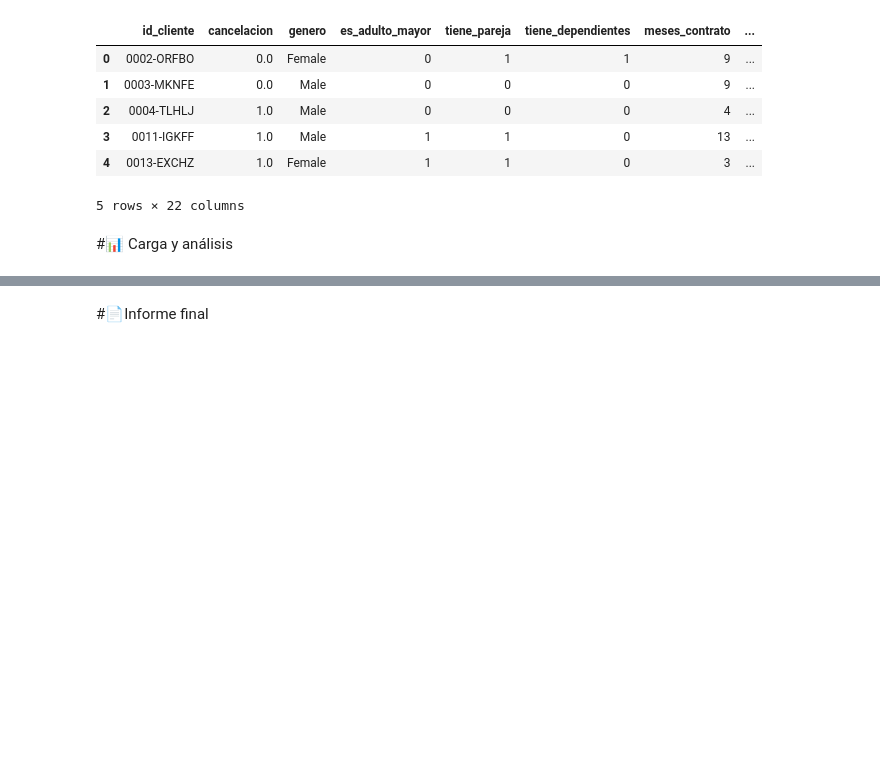
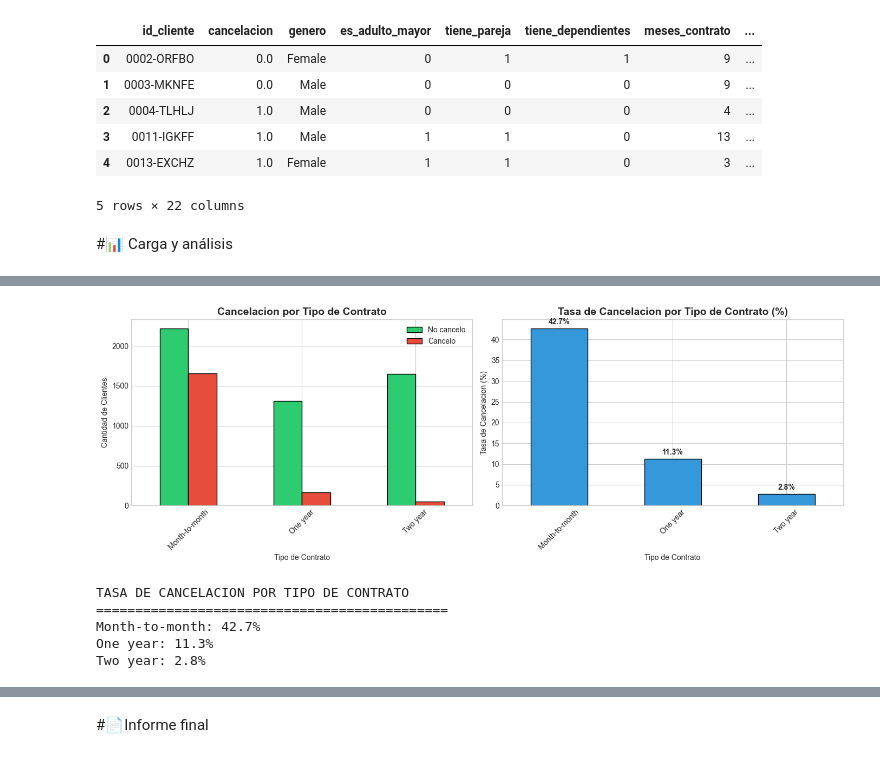
Before and after one commit to vinsmake/telecomx, a Jupyter notebook: TelecomX_LATAM.ipynb, the cells around one changed output, grey strips where cells are left out. Drawn from its saved outputs; the diff is of its cells as text; code cells hidden in the pictures; blank space fills up the shorter version.

Commit message:
Carga, analisis e informe.

```diff
--- a/TelecomX_LATAM.ipynb
+++ b/TelecomX_LATAM.ipynb
@@ -374,0 +488,40 @@ MUESTRA DE LOS PRIMEROS REGISTROS
+# %%
+# ============================================
+# 3.3 Analisis de cancelacion por tipo de contrato
+# ============================================
+
+fig, axes = plt.subplots(1, 2, figsize=(14, 5))
+
+# Cancelacion por tipo de contrato
+contrato_churn = df_limpio.groupby(['tipo_contrato', 'cancelacion']).size().unstack(fill_value=0)
+contrato_churn.plot(kind='bar', ax=axes[0], color=['#2ecc71', '#e74c3c'], edgecolor='black')
+axes[0].set_title('Cancelacion por Tipo de Contrato', fontsize=14, fontweight='bold')
+axes[0].set_xlabel('Tipo de Contrato')
+axes[0].set_ylabel('Cantidad de Clientes')
+axes[0].legend(['No cancelo', 'Cancelo'])
+axes[0].tick_params(axis='x', rotation=45)
+
+# Tasa de cancelacion por tipo de contrato
+tasa_contrato = df_limpio.groupby('tipo_contrato')['cancelacion'].mean() * 100
+tasa_contrato.plot(kind='bar', ax=axes[1], color='#3498db', edgecolor='black')
+axes[1].set_title('Tasa de Cancelacion por Tipo de Contrato (%)', fontsize=14, fontweight='bold')
+axes[1].set_xlabel('Tipo de Contrato')
+axes[1].set_ylabel('Tasa de Cancelacion (%)')
+axes[1].tick_params(axis='x', rotation=45)
+for i, v in enumerate(tasa_contrato.values):
+    axes[1].text(i, v + 1, f'{v:.1f}%', ha='center', fontweight='bold')
+
+plt.tight_layout()
+plt.show()
+
+print("\nTASA DE CANCELACION POR TIPO DE CONTRATO")
+print("=" * 45)
+for contrato, tasa in tasa_contrato.items():
+    print(f"{contrato}: {tasa:.1f}%")
+# %% [output]
+[figure, added]
+TASA DE CANCELACION POR TIPO DE CONTRATO
+=============================================
+Month-to-month: 42.7%
+One year: 11.3%
+Two year: 2.8%
```
Also changed, not shown: parts of 12 cells of this notebook.
